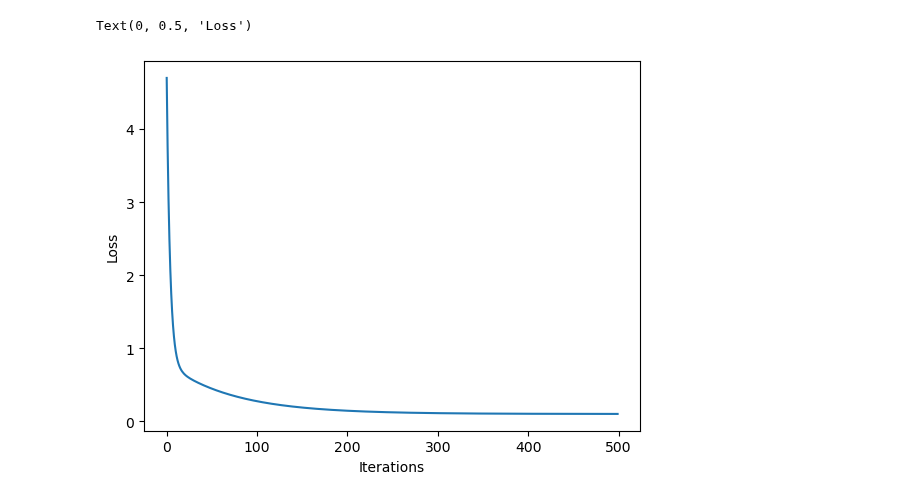
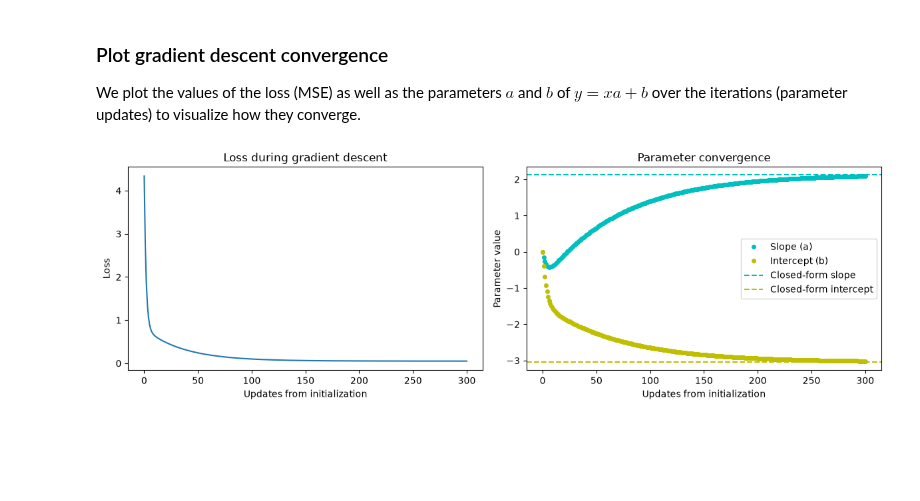
Before and after one commit to petraknovak/ml-from-concepts-to-code, a Jupyter notebook: 07_sgd/conceptual/gradient_descent.ipynb, the cells around one changed output. Drawn from its saved outputs; the diff is of its cells as text; code cells hidden in the pictures; blank space fills up the shorter version.

Commit message:
Improved visualization

```diff
--- a/07_sgd/conceptual/gradient_descent.ipynb
+++ b/07_sgd/conceptual/gradient_descent.ipynb
@@ -80,18 +108,19 @@ Where:
 - $ \sum x $ is the sum of $ x $ values.
 - $ n $ is the number of data points.
 # %%
-# Linear regression by using the direct formula
+# Linear regression by using the closed-form formula
 
 def calculate_linear_regression(data_x, data_y):
     """calculate_linear_regression(data_x, data_y) -> slope, intercept
-    by using the direct formula"""
-    n = len(data_x)
+    Simple linear regression by using the closed-form formula"""
+    x_values = data_x[:, 0]
+    n = data_x.shape[0]
 
     # Calculate the necessary sums
-    sum_x = np.sum(data_x)
+    sum_x = np.sum(x_values)
     sum_y = np.sum(data_y)
-    sum_xy = np.dot(data_x, data_y)   #or np.sum(np.multiply(data_x, data_y))
-    sum_x_squared = np.sum(np.square(data_x))
+    sum_xy = np.dot(x_values, data_y)   #or np.sum(np.multiply(x_values, data_y))
+    sum_x_squared = np.sum(np.square(x_values))
 
     # Calculate the slope (a) and intercept (b)
     a = (n * sum_xy - sum_x * sum_y) / (n * sum_x_squared - sum_x**2)  # slope
@@ -308,10 +351,33 @@ Intercept (b): -2.9994203071653893
+# %% [markdown]
+### Plot gradient descent convergence
+We plot the values of the loss (MSE) as well as the parameters $a$ and $b$ of $y = xa+b$ over the iterations (parameter updates) to visualize how they converge.
 # %%
-a,b,ab,loss = gradient_descent_meta(data_x, data_y)
-# The loss is decreasing with the number of iterations
+# run the gradient descent with meta data collection
+a, b, ab, loss = gradient_descent_meta(data_x, data_y)
 
-plt.plot(loss)
-plt.xlabel("Iterations")
-plt.ylabel("Loss")
+# Plot the loss and parameter values at initialization and after each update
+df = pd.DataFrame(ab, columns=["a", "b"])
+closed_form_a, closed_form_b = calculate_linear_regression(data_x, data_y)
+
+fig, (ax1, ax2) = plt.subplots(1, 2, figsize=(12, 4))
+
+ax1.plot(range(len(loss)), loss)
+ax1.set_xlabel("Updates from initialization")
+ax1.set_ylabel("Loss")
+ax1.set_title("Loss during gradient descent")
+
+ax2.plot(df.index, df["a"], "co", markersize=4, label="Slope (a)")
+ax2.plot(df.index, df["b"], "yo", markersize=4, label="Intercept (b)")
+ax2.axhline(closed_form_a, color="c", linestyle="--", label="Closed-form slope")
+ax2.axhline(closed_form_b, color="y", linestyle="--", label="Closed-form intercept")
+ax2.set_xlabel("Updates from initialization")
+ax2.set_ylabel("Parameter value")
+ax2.set_title("Parameter convergence")
+ax2.legend()
+
+plt.tight_layout()
+plt.show()
+
+#df
 # %% [output]
-Text(0, 0.5, 'Loss')
-[figure, old version]
+[figure, new version]
```
Also changed, not shown: parts of 32 cells of this notebook.
